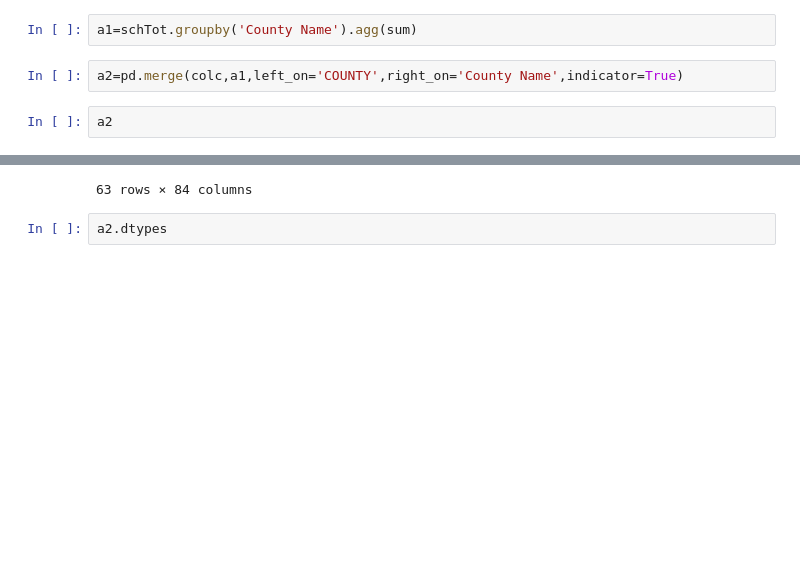
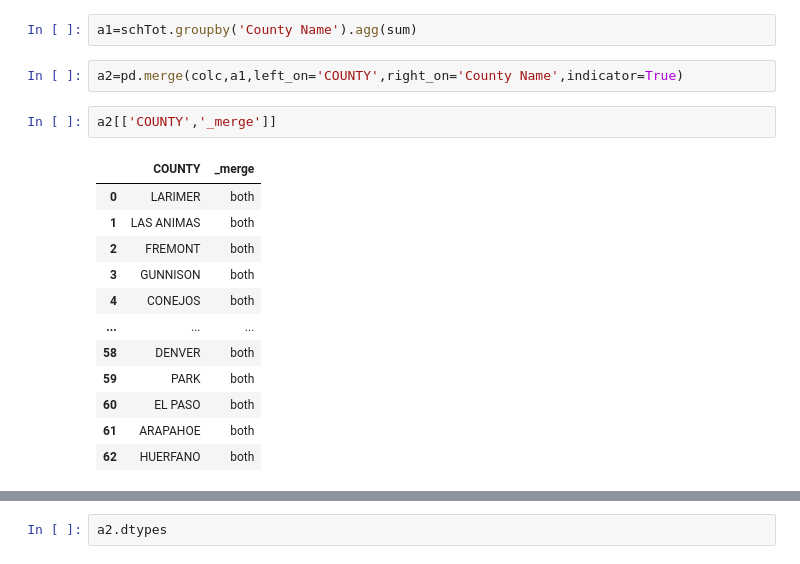
Before and after one commit to beryl09/beryl09, a Jupyter notebook: Ps2.ipynb, the cells around one changed output, grey strips where cells are left out. Cells and saved outputs as stored; diff of their text form; blank space fills up the shorter version.

```diff
--- a/Ps2.ipynb
+++ b/Ps2.ipynb
@@ -141,5 +149,17 @@ a1=schTot.groupby('County Name').agg(sum)
 # %%
 a2=pd.merge(colc,a1,left_on='COUNTY',right_on='County Name',indicator=True)
 # %%
-a2
+a2[['COUNTY','_merge']]
 # %% [output]
+|  | COUNTY | _merge |
+| 0 | LARIMER | both |
+| 1 | LAS ANIMAS | both |
+| 2 | FREMONT | both |
+| 3 | GUNNISON | both |
+| 4 | CONEJOS | both |
+| ... | ... | ... |
+| 58 | DENVER | both |
+| 59 | PARK | both |
+| 60 | EL PASO | both |
+| 61 | ARAPAHOE | both |
+| 62 | HUERFANO | both |
@@ -159,4 +167,3 @@ Warning: Total number of columns (84) exceeds max_columns (20). Falling back to
-63 rows × 84 columns
 # %%
 a2.dtypes
 # %% [output]
```
Also changed, not shown: parts of 10 cells of this notebook.
